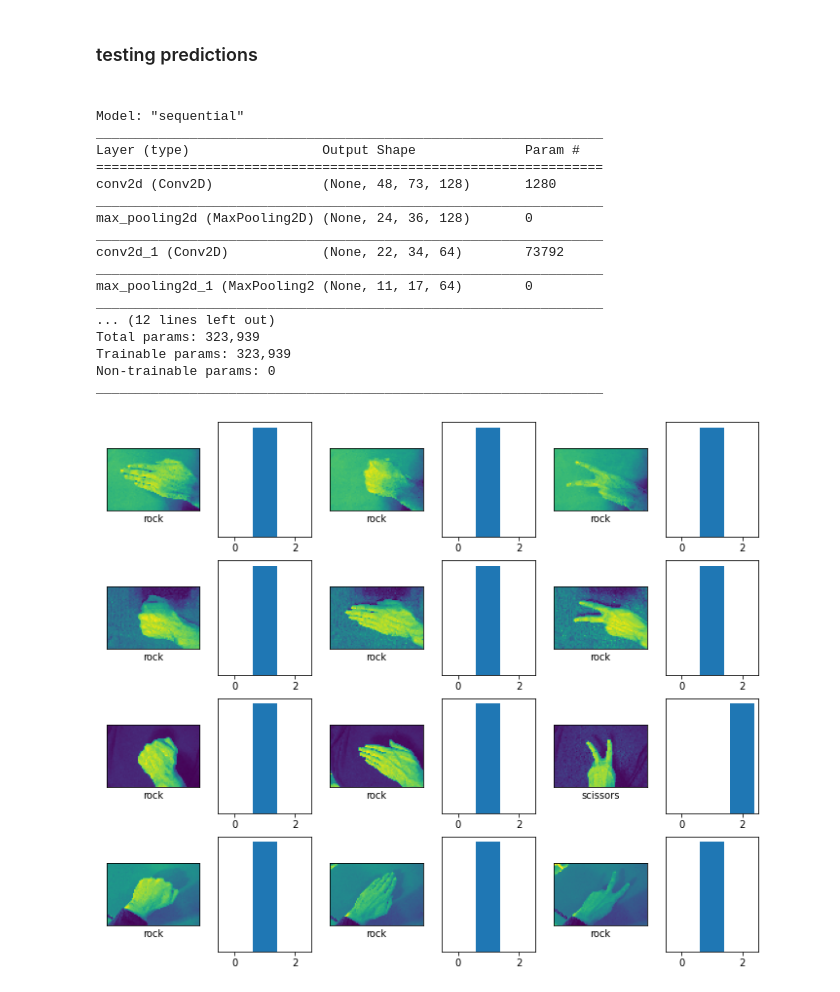
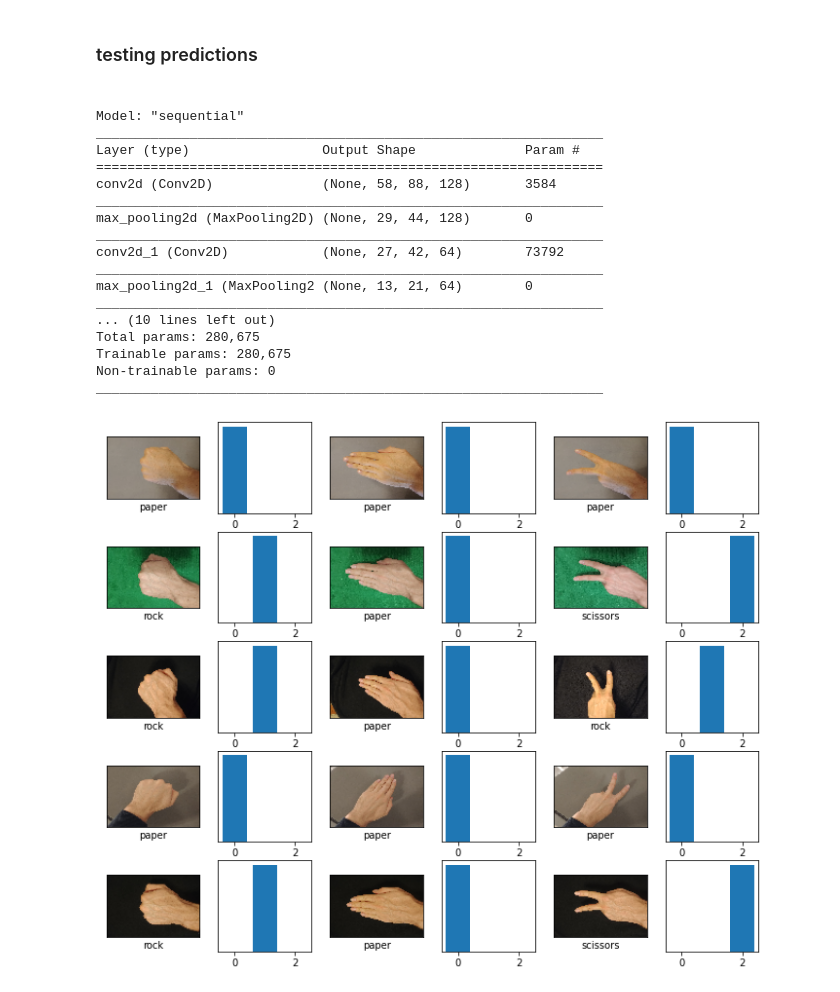
Before and after one commit to 5piotr/rps_cnn_classification, a Jupyter notebook: rps_cnn.ipynb, the cells around one changed output. Saved outputs shown, nothing was run; the diff lists cells and outputs as text; code cells hidden in the pictures.

Commit message:
best color model so far

```diff
--- a/rps_cnn.ipynb
+++ b/rps_cnn.ipynb
@@ -185,3 +174,5 @@ image_shape = (50, 75, 1)
+# %%
+image_shape = (60, 90, 3)
 # %%
 #https://stats.stackexchange.com/questions/148139/rules-for-selecting-convolutional-neural-network-hyperparameters
 model = Sequential()
@@ -258,7 +249,7 @@ batch_size = 16
 # %%
 train_image_gen = image_gen.flow_from_directory('train',
                                                 target_size=image_shape[:2],
-                                                color_mode='grayscale',
+                                                color_mode='rgb',
                                                 batch_size=batch_size,
                                                 class_mode='categorical')
 # %% [output]
@@ -407,7 +389,7 @@ array([[89,  5,  6],
 # %%
 from tensorflow.keras.models import load_model
 # %%
-model = load_model('models//2020-11-02--20-30')
+model = load_model('models//2020-11-03--00-39')
 # %%
 model.summary()
 # %% [output]
@@ -415,47 +397,47 @@ Model: "sequential"
 _________________________________________________________________
 Layer (type)                 Output Shape              Param #
 =================================================================
-conv2d (Conv2D)              (None, 48, 73, 128)       1280
+conv2d (Conv2D)              (None, 58, 88, 128)       3584
 _________________________________________________________________
-max_pooling2d (MaxPooling2D) (None, 24, 36, 128)       0
+max_pooling2d (MaxPooling2D) (None, 29, 44, 128)       0
 _________________________________________________________________
-conv2d_1 (Conv2D)            (None, 22, 34, 64)        73792
+conv2d_1 (Conv2D)            (None, 27, 42, 64)        73792
 _________________________________________________________________
-max_pooling2d_1 (MaxPooling2 (None, 11, 17, 64)        0
+max_pooling2d_1 (MaxPooling2 (None, 13, 21, 64)        0
 _________________________________________________________________
-... (12 lines left out)
-Total params: 323,939
-Trainable params: 323,939
+... (10 lines left out)
+Total params: 280,675
+Trainable params: 280,675
 Non-trainable params: 0
 _________________________________________________________________
 # %%
 from tensorflow.keras.preprocessing import image
 # %%
-no_images = 12
+no_images = 15
 # %%
 plt.figure(figsize=(12,10))
 grid_x = 6
 grid_y = int(no_images/3)
 
 for i in range(no_images):
-    my_image = image.load_img('pictures\\' + str(i+1)+'.jpg',target_size=image_shape,color_mode="grayscale")
+    my_image = image.load_img('pictures\\' + str(i+1)+'.jpg',target_size=image_shape,color_mode="rgb")
     my_image = image.img_to_array(my_image)
     my_image_p = np.expand_dims(my_image, axis=0)
     label_no = np.argmax(model.predict(my_image_p))
     for key, value in train_image_gen.class_indices.items():
         if value == label_no:
             label = key
 
     plt.subplot(grid_y,grid_x,i*2+1)
     plt.xticks([])
     plt.yticks([])
     plt.grid(False)
-    plt.imshow(my_image)
+    plt.imshow(my_image/255)
     plt.xlabel(label)
 
     plt.subplot(grid_y,grid_x,i*2+2)
     plt.yticks([])
     plt.grid(False)
     plt.bar(range(3),model.predict(my_image_p).reshape(3))
 # %% [output]
-[figure, old version]
+[figure, new version]
```
Also changed, not shown: parts of 16 cells of this notebook, 51 other files.
